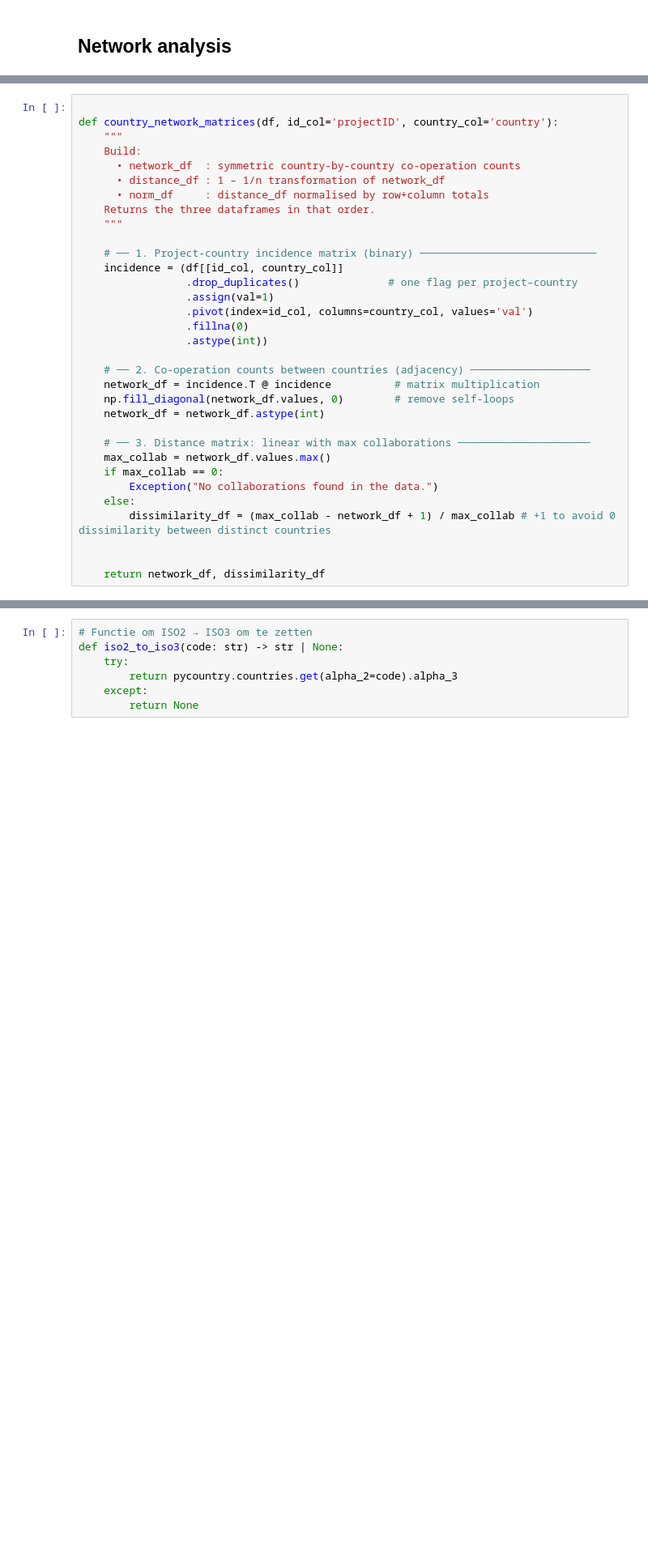
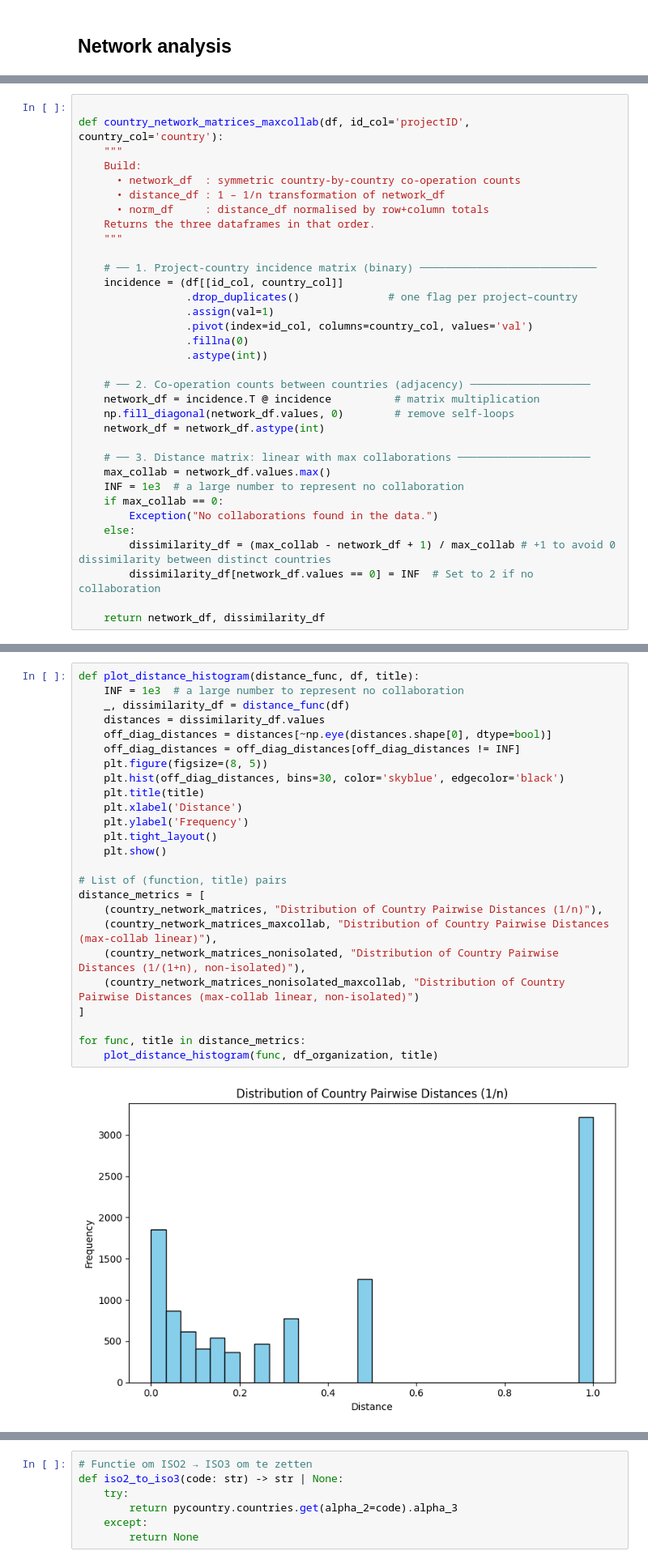
Before and after one commit to mariejatsun/Modern-Data-Analytics-, a Jupyter notebook: analyze.ipynb, the cells around one changed output, grey strips where cells are left out. Shown at 81% size. Drawn from its saved outputs; the diff is of its cells as text; blank space fills up the shorter version.

```diff
--- a/analyze.ipynb
+++ b/analyze.ipynb
@@ -587,6 +622,6 @@ VBox(children=(IntRangeSlider(value=(2014, 2026), continuous_update=False, descr
 # %%
 
-def country_network_matrices(df, id_col='projectID', country_col='country'):
+def country_network_matrices_maxcollab(df, id_col='projectID', country_col='country'):
     """
     Build:
       • network_df  : symmetric country‑by‑country co‑operation counts
@@ -610,10 +645,11 @@ def country_network_matrices(df, id_col='projectID', country_col='country'):
 
     # ── 3. Distance matrix: linear with max collaborations ─────────────────────
     max_collab = network_df.values.max()
+    INF = 1e3  # a large number to represent no collaboration
     if max_collab == 0:
         Exception("No collaborations found in the data.")
     else:
         dissimilarity_df = (max_collab - network_df + 1) / max_collab # +1 to avoid 0 dissimilarity between distinct countries
-
+        dissimilarity_df[network_df.values == 0] = INF  # Set to 2 if no collaboration
 
     return network_df, dissimilarity_df
@@ -619,0 +728,27 @@ def country_network_matrices(df, id_col='projectID', country_col='country'):
+# %%
+def plot_distance_histogram(distance_func, df, title):
+    INF = 1e3  # a large number to represent no collaboration
+    _, dissimilarity_df = distance_func(df)
+    distances = dissimilarity_df.values
+    off_diag_distances = distances[~np.eye(distances.shape[0], dtype=bool)]
+    off_diag_distances = off_diag_distances[off_diag_distances != INF]
+    plt.figure(figsize=(8, 5))
+    plt.hist(off_diag_distances, bins=30, color='skyblue', edgecolor='black')
+    plt.title(title)
+    plt.xlabel('Distance')
+    plt.ylabel('Frequency')
+    plt.tight_layout()
+    plt.show()
+
+# List of (function, title) pairs
+distance_metrics = [
+    (country_network_matrices, "Distribution of Country Pairwise Distances (1/n)"),
+    (country_network_matrices_maxcollab, "Distribution of Country Pairwise Distances (max-collab linear)"),
+    (country_network_matrices_nonisolated, "Distribution of Country Pairwise Distances (1/(1+n), non-isolated)"),
+    (country_network_matrices_nonisolated_maxcollab, "Distribution of Country Pairwise Distances (max-collab linear, non-isolated)")
+]
+
+for func, title in distance_metrics:
+    plot_distance_histogram(func, df_organization, title)
+# %% [output]
+[figure, added]
```
Also changed, not shown: parts of 12 cells of this notebook, 1 other file.
